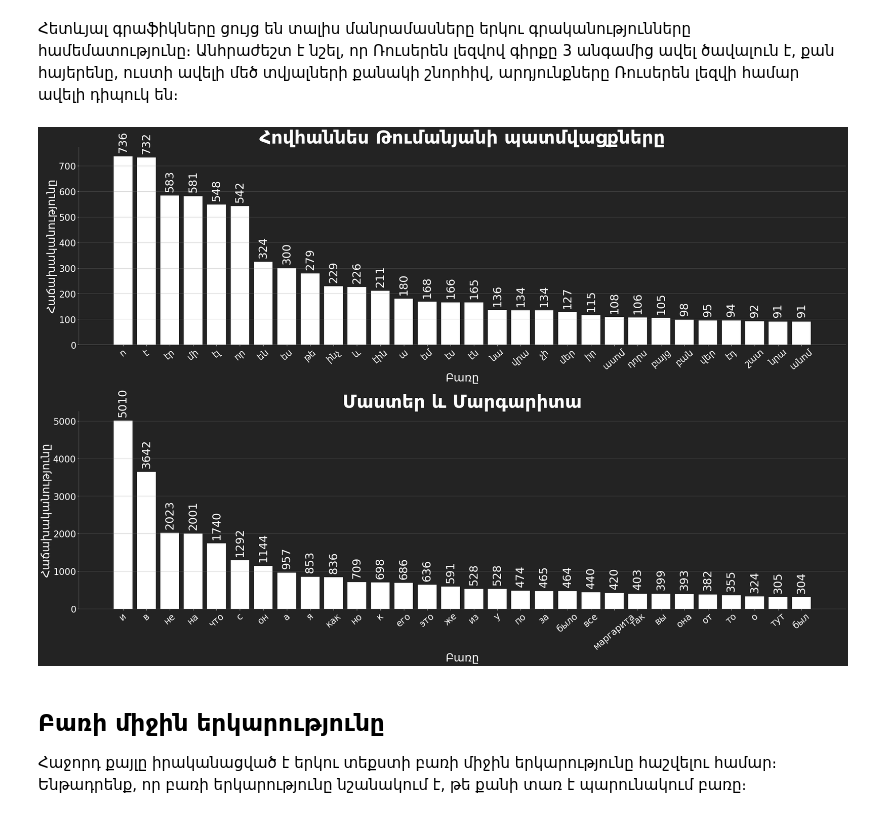
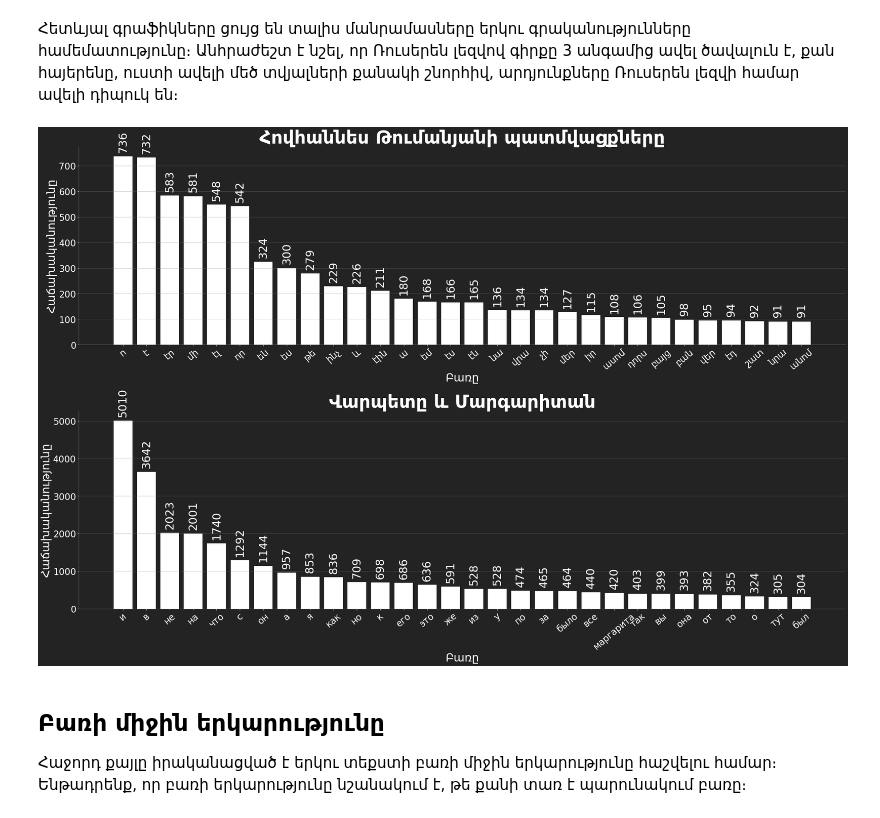
Before and after one commit to hovik23/words-average-length, a Jupyter notebook: words-average-length.ipynb, the cells around one changed output. Saved outputs shown, nothing was run; the diff lists cells and outputs as text; code cells hidden in the pictures.

```diff
--- a/words-average-length.ipynb
+++ b/words-average-length.ipynb
@@ -57,35 +57,35 @@ print(counts_ru)
 X, y = zip(*counts)
 X_ru, y_ru = zip(*counts_ru)
 
 fig, axes = plt.subplots(2, 1, figsize=(30, 20))
 bins = axes[0].bar(X, y, color='white')
 axes[0].set_title("Հովհաննես Թումանյանի պատմվացքները", color='white', fontsize=48, fontweight='bold')
 axes[0].grid(axis='y', color='gray', alpha=0.5)
 axes[0].bar_label(bins, color='white', fontsize=30, rotation='vertical', padding=10)
 axes[0].set_xlabel('Բառը', color='white', fontsize=30)
 axes[0].set_ylabel('Հաճախականությունը', color='white', fontsize=30)
 
 bins = axes[1].bar(X_ru, y_ru, color='white')
-axes[1].set_title("Մաստեր և Մարգարիտա", color='white', fontsize=48, fontweight='bold')
+axes[1].set_title("Վարպետը և Մարգարիտան", color='white', fontsize=48, fontweight='bold')
 axes[1].grid(axis='y', color='gray', alpha=0.5)
 axes[1].bar_label(bins, color='white', fontsize=30, rotation='vertical', padding=10)
 axes[1].set_xlabel('Բառը', color='white', fontsize=30)
 axes[1].set_ylabel('Հաճախականությունը', color='white', fontsize=30)
 
 for i in range(2):
     axes[i].set_facecolor('#232323')
     axes[i].spines['top'].set_visible(False)
     axes[i].spines['right'].set_visible(False)
     axes[i].spines['left'].set_color('gray')
     axes[i].spines['bottom'].set_color('gray')
     axes[i].tick_params(axis='x', colors='white', labelsize=24, rotation=40)
     axes[i].tick_params(axis='y', colors='white', labelsize=24)
 
 fig.set_facecolor('#232323')
 plt.tight_layout()
 plt.show()
 # %% [output]
-[figure, old version]
+[figure, new version]
 # %% [markdown]
 ## Բառի միջին երկարությունը
 
```
Also changed, not shown: parts of 2 cells of this notebook, 2 other files.
